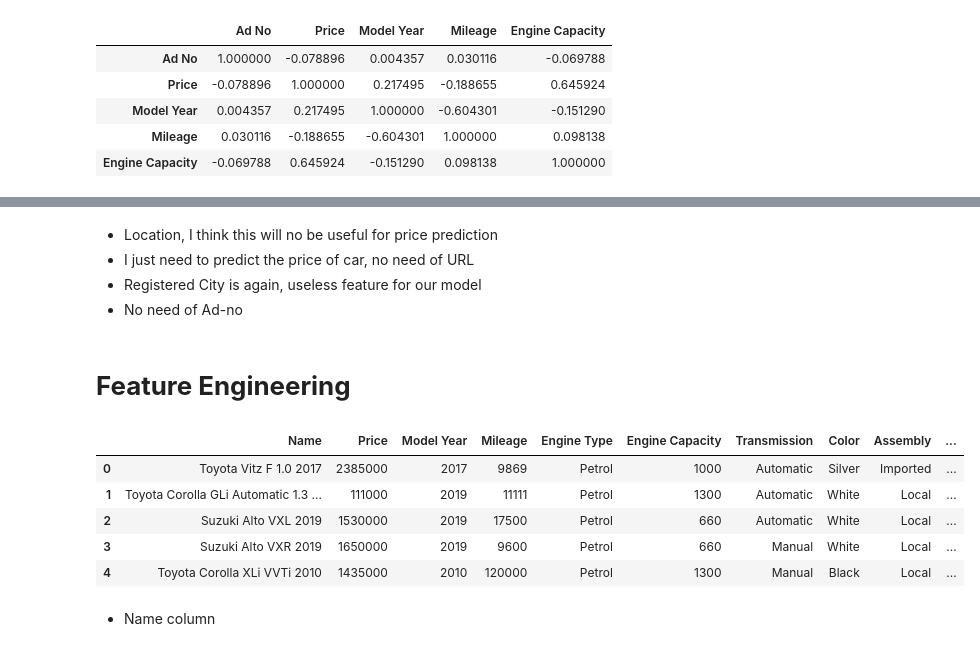
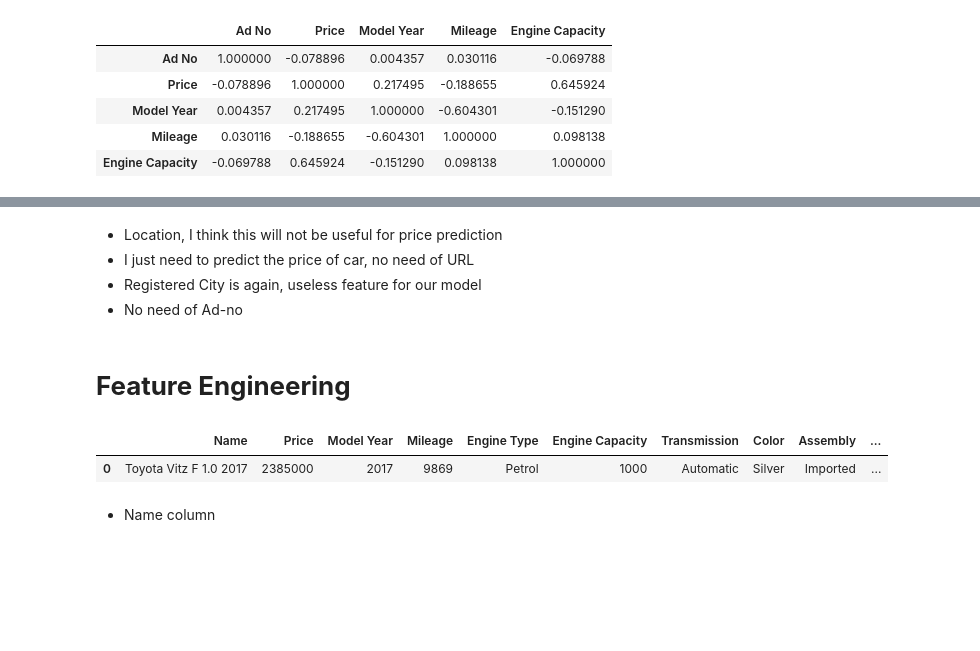
Before and after one commit to abuubaida01/Car_Price_Prediction, a Jupyter notebook: CPP_notebok.ipynb, the cells around one changed output, grey strips where cells are left out. Saved outputs shown, nothing was run; the diff lists cells and outputs as text; code cells hidden in the pictures; blank space fills up the shorter version.

```diff
--- a/CPP_notebok.ipynb
+++ b/CPP_notebok.ipynb
@@ -303,7 +305,7 @@ Data columns (total 16 columns):
 dtypes: int64(5), object(11)
 memory usage: 5.6+ MB
 # %% [markdown]
-- Location, I think this will no be useful for price prediction
+- Location, I think this will not be useful for price prediction
 - I just need to predict the price of car, no need of URL
 - Registered City is again, useless feature for our model
 - No need of Ad-no
@@ -313,14 +315,10 @@ df.drop(columns={'Location', "Last Updated", "URL", 'Registered City','Ad No'},
 # %% [markdown]
 # **Feature Engineering**
 # %%
-df.head()
+df.head(1)
 # %% [output]
 |  | Name | Price | Model Year | Mileage | Engine Type | Engine Capacity | Transmission | Color | Assembly | ... |
 | 0 | Toyota Vitz F 1.0 2017 | 2385000 | 2017 | 9869 | Petrol | 1000 | Automatic | Silver | Imported | ... |
-| 1 | Toyota Corolla GLi Automatic 1.3 ... | 111000 | 2019 | 11111 | Petrol | 1300 | Automatic | White | Local | ... |
-| 2 | Suzuki Alto VXL 2019 | 1530000 | 2019 | 17500 | Petrol | 660 | Automatic | White | Local | ... |
-| 3 | Suzuki Alto VXR 2019 | 1650000 | 2019 | 9600 | Petrol | 660 | Manual | White | Local | ... |
-| 4 | Toyota Corolla XLi VVTi 2010 | 1435000 | 2010 | 120000 | Petrol | 1300 | Manual | Black | Local | ... |
 # %% [markdown]
 - Name column
 # %%
```
Also changed, not shown: parts of 26 cells of this notebook.
